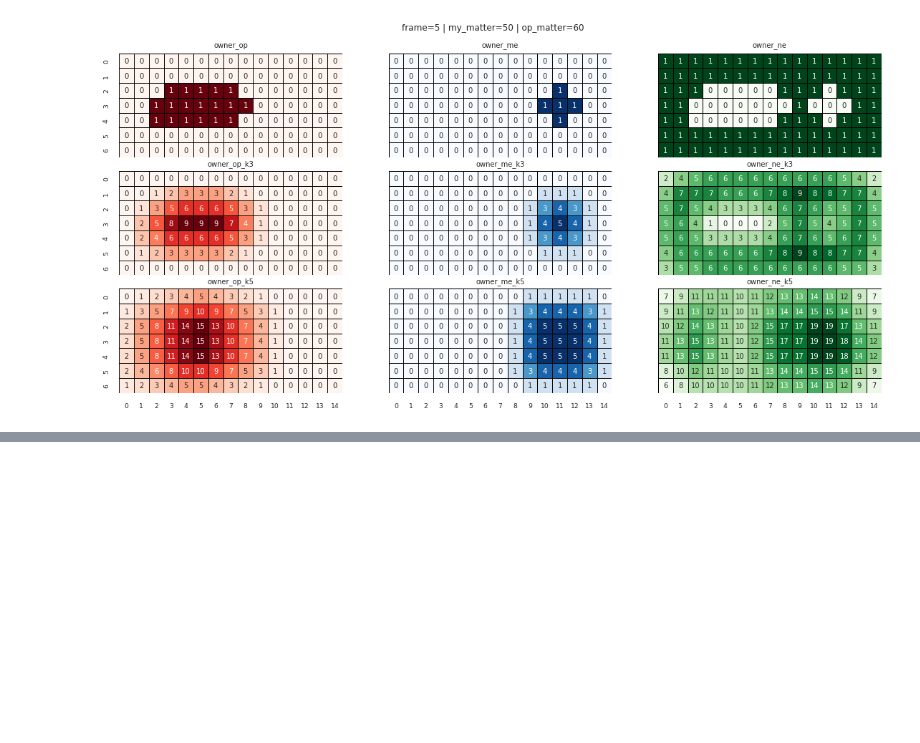
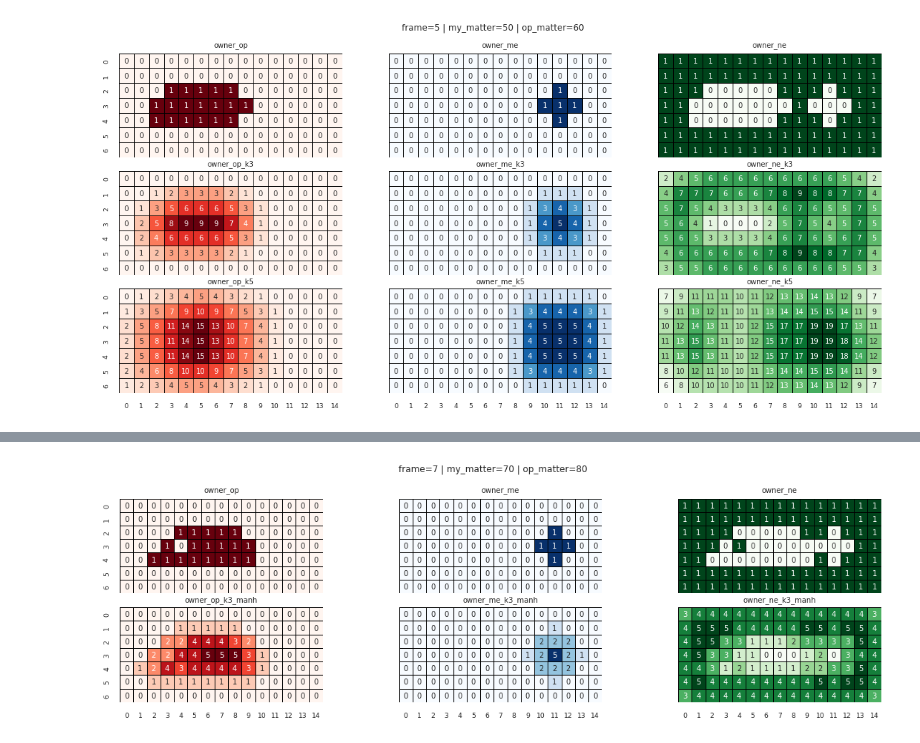
Before and after one commit to justin4480/challenge22, a Jupyter notebook: visulise.ipynb, the cells around one changed output, grey strips where cells are left out. Saved outputs shown, nothing was run; the diff lists cells and outputs as text; code cells hidden in the pictures; blank space fills up the shorter version.

```diff
--- a/visulise.ipynb
+++ b/visulise.ipynb
@@ -136,0 +165,24 @@ plt.show()
+# %%
+default_params = {'annot': True, 'fmt': "d", 'linecolor': 'black', 'linewidths': .5, 'square': True, 'cbar': False}
+
+input = Input(log_file='right.txt')
+last_frame = input.max_frame
+
+frame, my_matter, op_matter, input_array, board = input.all(7)
+
+fig, ax = plt.subplots(nrows=2, ncols=3, figsize=(12, 4), sharex=True, sharey=True)
+plt.tight_layout(h_pad=1, pad=5)
+
+plt.suptitle(f'{frame=} | {my_matter=} | {op_matter=}')
+
+sns.heatmap(**default_params, ax=ax[0, 0], data=board.owner_op, cmap='Reds').set_title('owner_op')
+sns.heatmap(**default_params, ax=ax[1, 0], data=board.owner_op_k3_manh, cmap='Reds').set_title('owner_op_k3_manh')
+
+sns.heatmap(**default_params, ax=ax[0, 1], data=board.owner_me, cmap='Blues').set_title('owner_me')
+sns.heatmap(**default_params, ax=ax[1, 1], data=board.owner_me_k3_manh, cmap='Blues').set_title('owner_me_k3_manh')
+
+sns.heatmap(**default_params, ax=ax[0, 2], data=board.owner_ne, cmap='Greens').set_title('owner_ne')
+sns.heatmap(**default_params, ax=ax[1, 2], data=board.owner_ne_k3_manh, cmap='Greens').set_title('owner_ne_k3_manh')
+plt.show()
+# %% [output]
+[figure, added]
```
Also changed, not shown: parts of 13 cells of this notebook, 5 other files.
